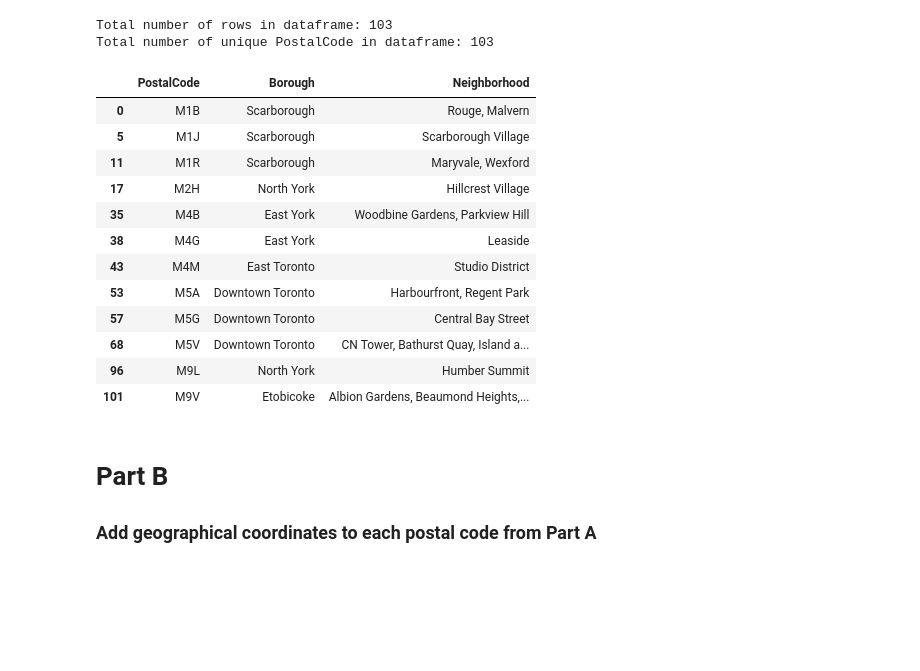
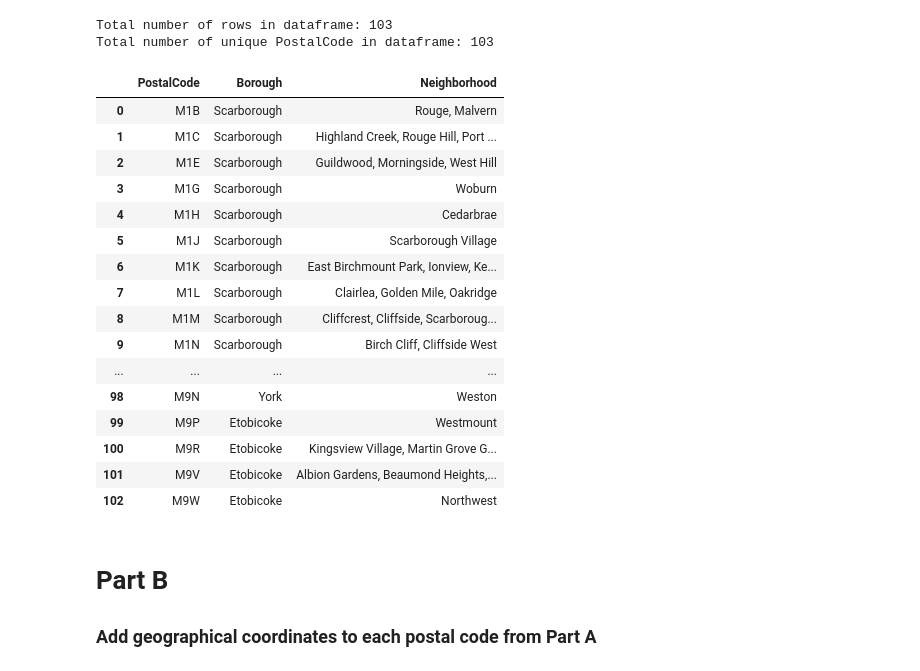
Before and after one commit to maverick-red/coursera-ibm-data-science-capstone, a Jupyter notebook: Applied Data Science Capstone - Week 3.ipynb, the cells around one changed output. Saved outputs shown, nothing was run; the diff lists cells and outputs as text; code cells hidden in the pictures; blank space fills up the shorter version.

```diff
--- a/Applied Data Science Capstone - Week 3.ipynb
+++ b/Applied Data Science Capstone - Week 3.ipynb
@@ -66,25 +66,26 @@ print('Total number of unique PostalCode in dataframe: {}'.format(len(toronto_da
 # %% [output]
 Total number of rows in dataframe: 103
 Total number of unique PostalCode in dataframe: 103
-# %%
-# Sanity Check: Confirm the dataframe matches the image shown on the assignment page (ignore index value on result)
-
-postalcodes = ['M5G', 'M2H', 'M4B', 'M1J', 'M4G', 'M4M', 'M1R', 'M9V', 'M9L', 'M5V', 'M1B', 'M5A']
-toronto_data[toronto_data.PostalCode.isin(postalcodes)]
-# %% [output]
-|  | PostalCode | Borough | Neighborhood |
-| 0 | M1B | Scarborough | Rouge, Malvern |
-| 5 | M1J | Scarborough | Scarborough Village |
-| 11 | M1R | Scarborough | Maryvale, Wexford |
-| 17 | M2H | North York | Hillcrest Village |
-| 35 | M4B | East York | Woodbine Gardens, Parkview Hill |
-| 38 | M4G | East York | Leaside |
-| 43 | M4M | East Toronto | Studio District |
-| 53 | M5A | Downtown Toronto | Harbourfront, Regent Park |
-| 57 | M5G | Downtown Toronto | Central Bay Street |
-| 68 | M5V | Downtown Toronto | CN Tower, Bathurst Quay, Island a... |
-| 96 | M9L | North York | Humber Summit |
-| 101 | M9V | Etobicoke | Albion Gardens, Beaumond Heights,... |
+# %%
+toronto_data
+# %% [output]
+|  | PostalCode | Borough | Neighborhood |
+| 0 | M1B | Scarborough | Rouge, Malvern |
+| 1 | M1C | Scarborough | Highland Creek, Rouge Hill, Port ... |
+| 2 | M1E | Scarborough | Guildwood, Morningside, West Hill |
+| 3 | M1G | Scarborough | Woburn |
+| 4 | M1H | Scarborough | Cedarbrae |
+| 5 | M1J | Scarborough | Scarborough Village |
+| 6 | M1K | Scarborough | East Birchmount Park, Ionview, Ke... |
+| 7 | M1L | Scarborough | Clairlea, Golden Mile, Oakridge |
+| 8 | M1M | Scarborough | Cliffcrest, Cliffside, Scarboroug... |
+| 9 | M1N | Scarborough | Birch Cliff, Cliffside West |
+| ... | ... | ... | ... |
+| 98 | M9N | York | Weston |
+| 99 | M9P | Etobicoke | Westmount |
+| 100 | M9R | Etobicoke | Kingsview Village, Martin Grove G... |
+| 101 | M9V | Etobicoke | Albion Gardens, Beaumond Heights,... |
+| 102 | M9W | Etobicoke | Northwest |
 # %% [markdown]
 # Part B
 ### Add geographical coordinates to each postal code from Part A
```
Also changed, not shown: parts of 3 cells of this notebook.
